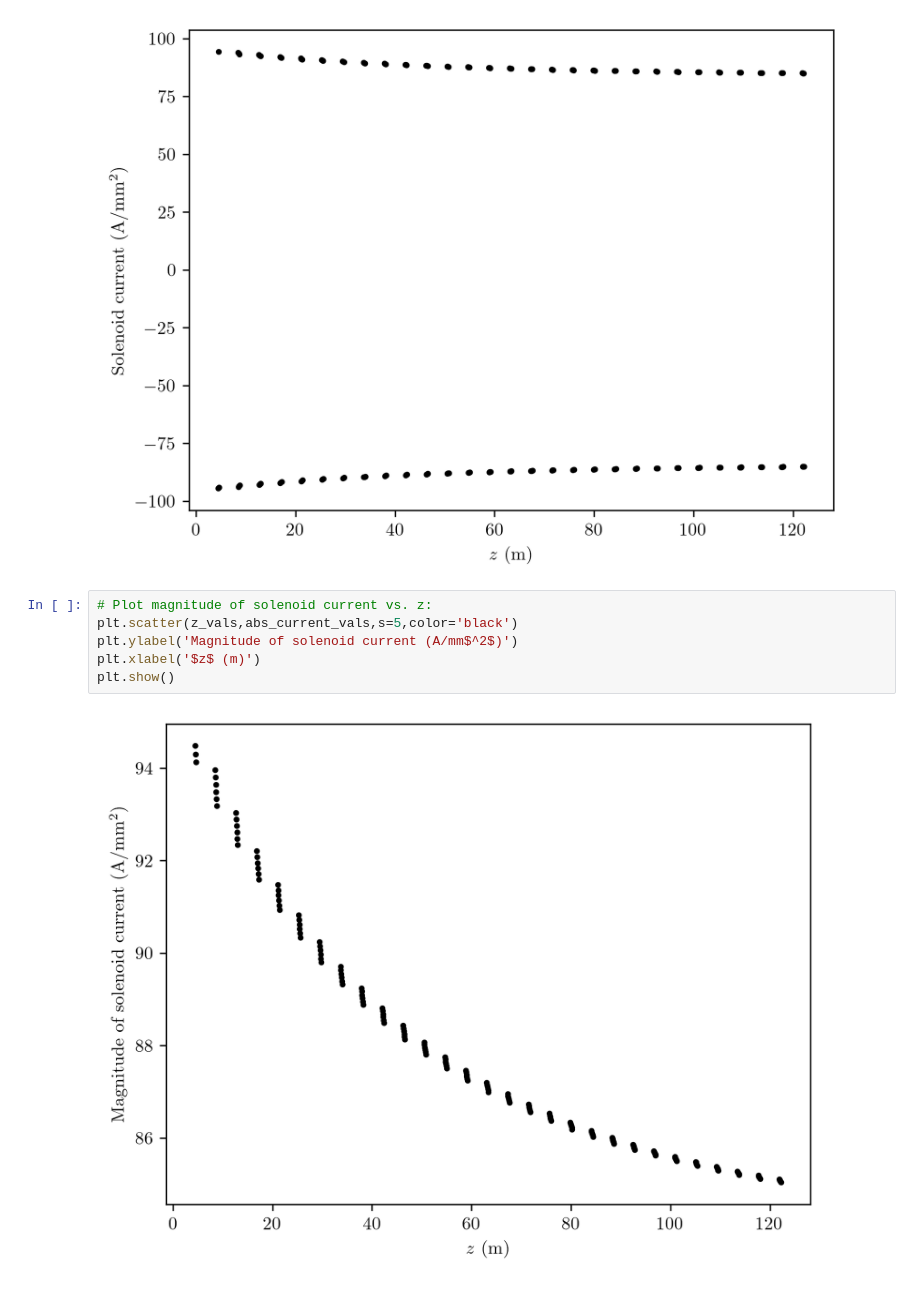
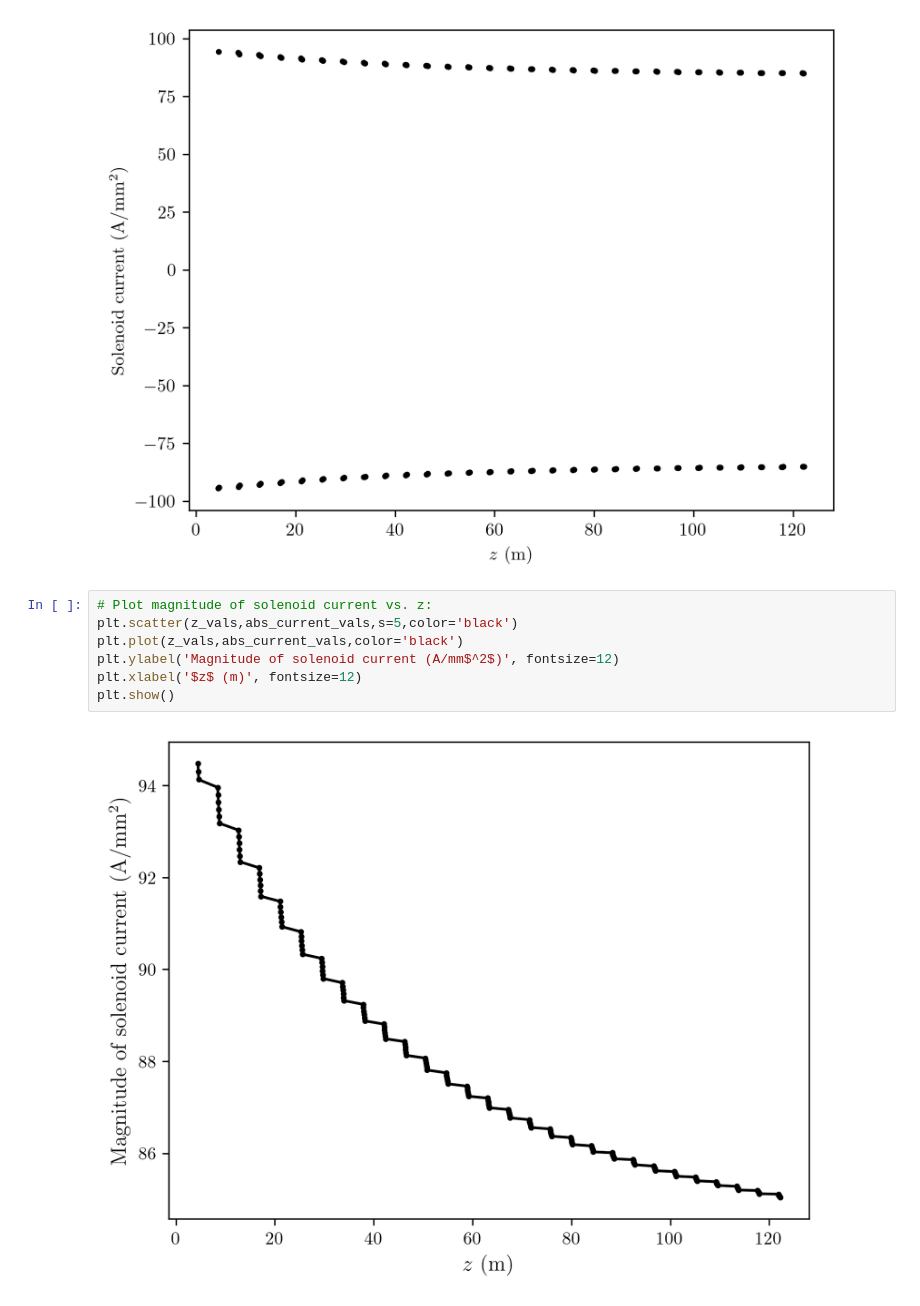
Before and after one commit to criggall/muon-cooling, a Jupyter notebook: hfofo-frozen/plot_sol_current.ipynb, the cells around one changed output. Cells and saved outputs as stored; diff of their text form.

Commit message:
Miscellaneous plotting

```diff
--- a/hfofo-frozen/plot_sol_current.ipynb
+++ b/hfofo-frozen/plot_sol_current.ipynb
@@ -49,8 +49,9 @@ plt.show()
 # %%
 # Plot magnitude of solenoid current vs. z:
 plt.scatter(z_vals,abs_current_vals,s=5,color='black')
-plt.ylabel('Magnitude of solenoid current (A/mm$^2$)')
-plt.xlabel('$z$ (m)')
+plt.plot(z_vals,abs_current_vals,color='black')
+plt.ylabel('Magnitude of solenoid current (A/mm$^2$)', fontsize=12)
+plt.xlabel('$z$ (m)', fontsize=12)
 plt.show()
 # %% [output]
-[figure, old version]
+[figure, new version]
```
Also changed, not shown: 1 other file.
